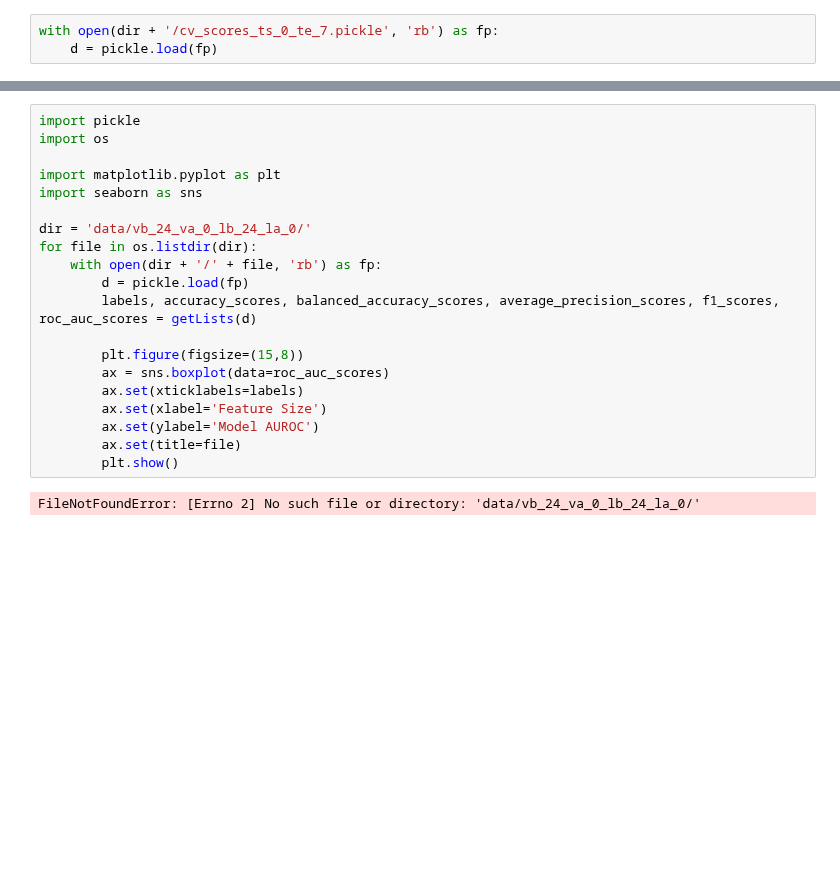
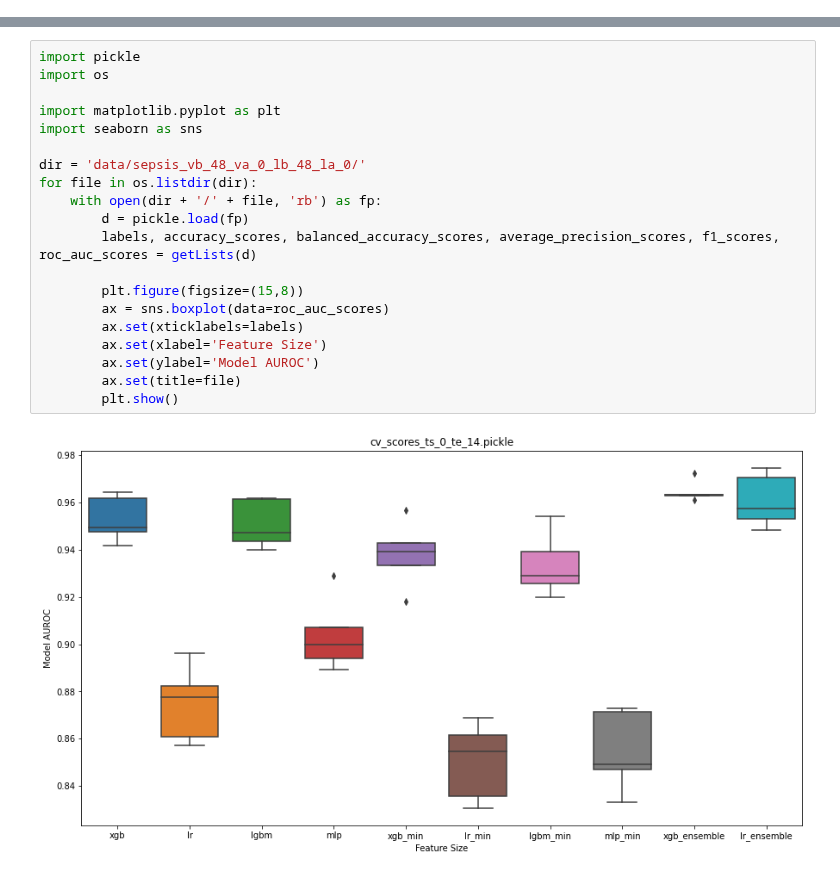
Before and after one commit to ryashpal/ML, a Jupyter notebook: mortality/sepsis_micro/SFS/03_pipeline_results.ipynb, the cells around one changed output, grey strips where cells are left out. Saved outputs shown, nothing was run; the diff lists cells and outputs as text; blank space fills up the shorter version.

```diff
--- a/mortality/sepsis_micro/SFS/03_pipeline_results.ipynb
+++ b/mortality/sepsis_micro/SFS/03_pipeline_results.ipynb
@@ -1,3 +0,0 @@
-# %%
-with open(dir + '/cv_scores_ts_0_te_7.pickle', 'rb') as fp:
-    d = pickle.load(fp)
@@ -143,22 +59,22 @@ roc_auc_scores:  [array([1., 1., 1., 1., 1.]), array([1., 1., 1., 1., 1.]), arra
 # %%
 import pickle
 import os
 
 import matplotlib.pyplot as plt
 import seaborn as sns
 
-dir = 'data/vb_24_va_0_lb_24_la_0/'
+dir = 'data/sepsis_vb_48_va_0_lb_48_la_0/'
 for file in os.listdir(dir):
     with open(dir + '/' + file, 'rb') as fp:
         d = pickle.load(fp)
         labels, accuracy_scores, balanced_accuracy_scores, average_precision_scores, f1_scores, roc_auc_scores = getLists(d)
 
         plt.figure(figsize=(15,8))
         ax = sns.boxplot(data=roc_auc_scores)
         ax.set(xticklabels=labels)
         ax.set(xlabel='Feature Size')
         ax.set(ylabel='Model AUROC')
         ax.set(title=file)
         plt.show()
 # %% [output]
-FileNotFoundError: [Errno 2] No such file or directory: 'data/vb_24_va_0_lb_24_la_0/'
+[figure, added]
```
Also changed, not shown: parts of 4 cells of this notebook.
